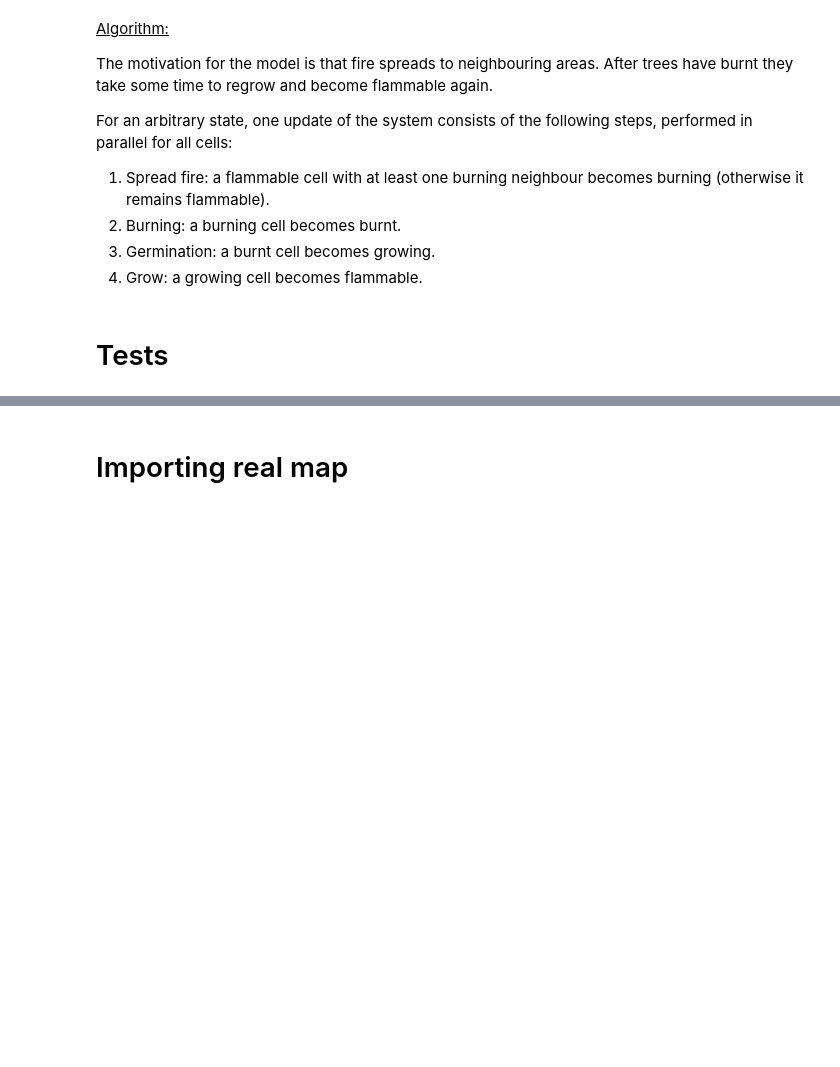
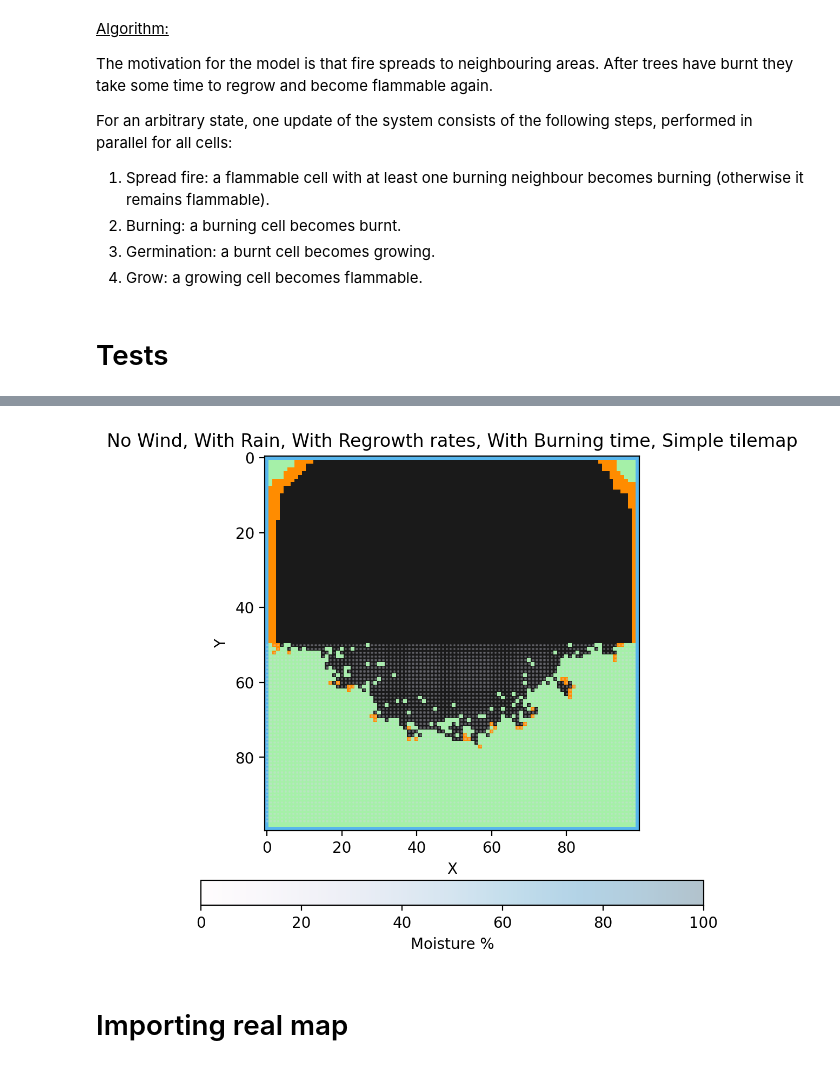
Before and after one commit to Liang-Hao24/Industrial_math_project_2-G-9-, a Jupyter notebook: Project 2/ForestFires_basic.ipynb, the cells around one changed output, grey strips where cells are left out. Saved outputs shown, nothing was run; the diff lists cells and outputs as text; code cells hidden in the pictures; blank space fills up the shorter version.

```diff
--- a/Project 2/ForestFires_basic.ipynb
+++ b/Project 2/ForestFires_basic.ipynb
@@ -602,3 +658,30 @@ for i_step in range(n_steps):
+# %%
+# board = random_forest_fire([100, 100], 0.0006)
+board = localized_forest_fire([100,100], 40, 50, (1,1))
+
+constant_wind(board, 0, 0)
+# vortex_wind(board, 25, 25, 2)
+
+# fig, ax = plt.subplots()
+img = plot_board(board)
+# display(fig)
+plt.pause(0.2)
+clear_output(wait=True)
+
+n_steps = 50
+
+for i_step in range(n_steps):
+    # board = step_wind(board, constant_wind, [5, 2], 5, constant_rain, [0, 0, (0, 0), 0], 2, 8, 3)
+    board = step_wind(board, constant_wind, [0, 0], 1, constant_rain, [50, 0, (48, 99), 3], 2, 100, 15)
+
+    img = plot_board(board)
+    img = plot_board_moisture(board, img)
+    img.set_title("No Wind, With Rain, With Regrowth rates, With Burning time, Simple tilemap")
+    plt.pause(0.05)
+    clear_output(wait=True)
+    # display(fig)
+# %% [output]
+[figure, added]
 # %% [markdown]
 # Importing real map
 # %%
```
Also changed, not shown: parts of 43 cells of this notebook, 4 other files.
